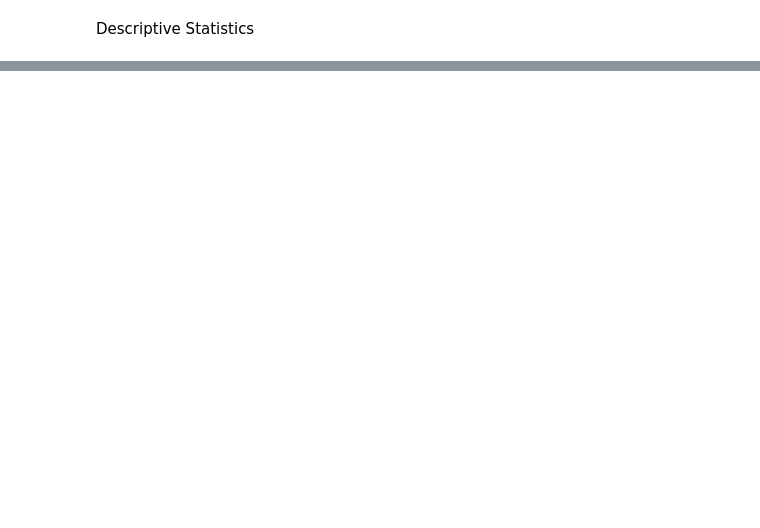
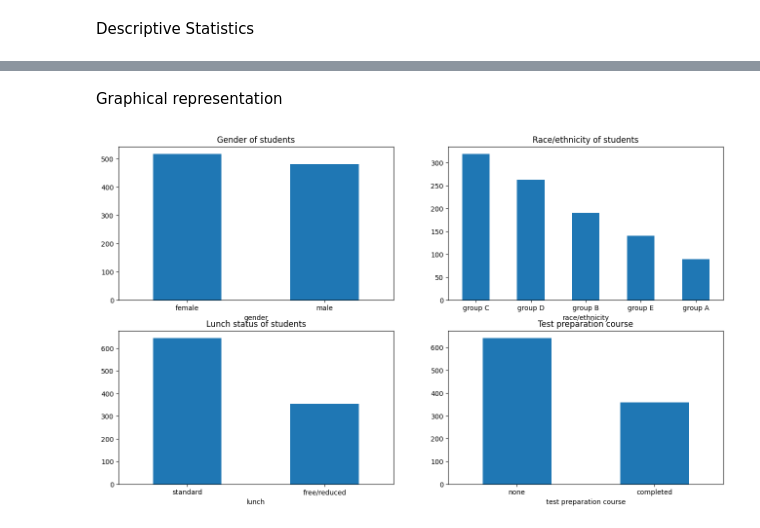
Before and after one commit to wizard-devops/eda-practice, a Jupyter notebook: eda-students.ipynb, the cells around one changed output, grey strips where cells are left out. Cells and saved outputs as stored; diff of their text form; code cells hidden in the pictures; blank space fills up the shorter version.

```diff
--- a/eda-students.ipynb
+++ b/eda-students.ipynb
@@ -30,0 +48,23 @@ df.describe()
+# %% [markdown]
+Graphical representation
+# %%
+# Unvariate Analysis
+plt.subplot(221)
+df['gender'].value_counts().plot(kind='bar', title='Gender of students', figsize=(16,9))
+plt.xticks(rotation=0)
+
+plt.subplot(222)
+df['race/ethnicity'].value_counts().plot(kind='bar', title='Race/ethnicity of students')
+plt.xticks(rotation=0)
+
+plt.subplot(223)
+df['lunch'].value_counts().plot(kind='bar', title='Lunch status of students')
+plt.xticks(rotation=0)
+
+plt.subplot(224)
+df['test preparation course'].value_counts().plot(kind='bar', title='Test preparation course')
+plt.xticks(rotation=0)
+
+plt.show()
+# %% [output]
+[figure, added]
```
Also changed, not shown: parts of 10 cells of this notebook.
